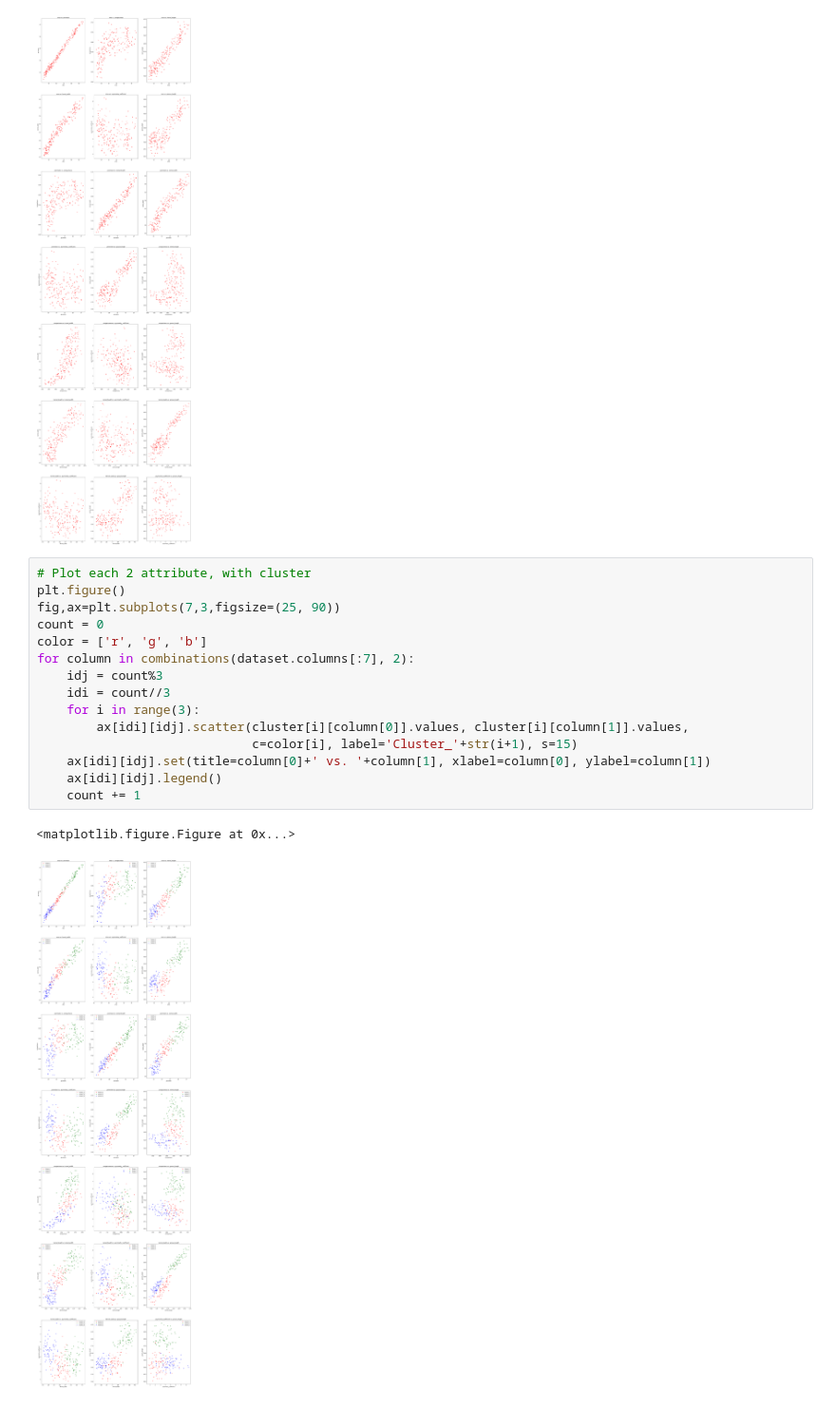
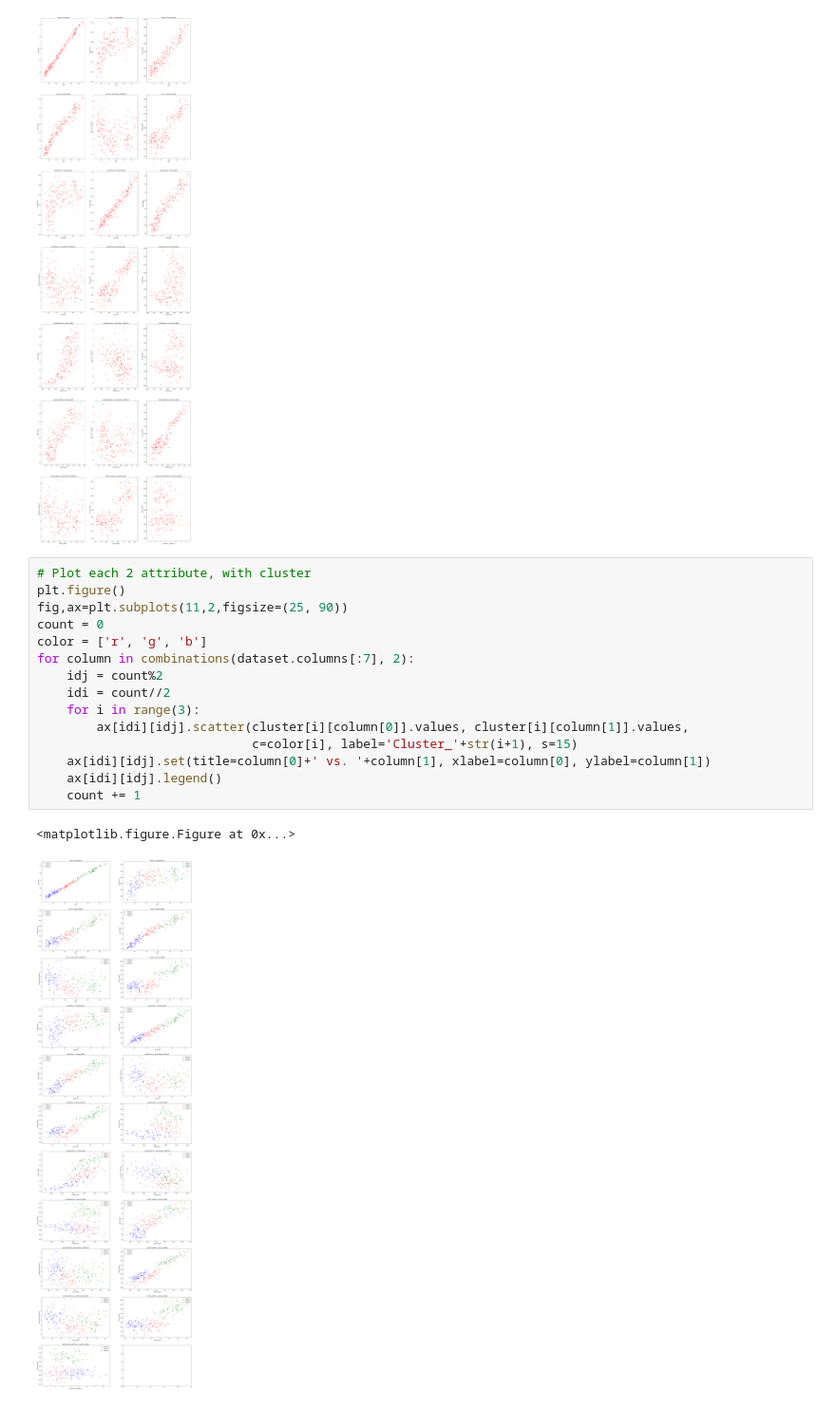
Before and after one commit to rahadiankp/kmeans-kk, a Jupyter notebook: TUGAS 2 KK - K-MEANS.ipynb, the cells around one changed output. Shown at 95% size. Saved outputs shown, nothing was run; the diff lists cells and outputs as text.

```diff
--- a/TUGAS 2 KK - K-MEANS.ipynb
+++ b/TUGAS 2 KK - K-MEANS.ipynb
@@ -73,21 +73,21 @@ for column in combinations(dataset.columns[:7], 2):
 # %%
 # Plot each 2 attribute, with cluster
 plt.figure()
-fig,ax=plt.subplots(7,3,figsize=(25, 90))
+fig,ax=plt.subplots(11,2,figsize=(25, 90))
 count = 0
 color = ['r', 'g', 'b']
 for column in combinations(dataset.columns[:7], 2):
-    idj = count%3
-    idi = count//3
+    idj = count%2
+    idi = count//2
     for i in range(3):
         ax[idi][idj].scatter(cluster[i][column[0]].values, cluster[i][column[1]].values,
                              c=color[i], label='Cluster_'+str(i+1), s=15)
     ax[idi][idj].set(title=column[0]+' vs. '+column[1], xlabel=column[0], ylabel=column[1])
     ax[idi][idj].legend()
     count += 1
 # %% [output]
 <matplotlib.figure.Figure at 0x...>
-[figure, old version]
+[figure, new version]
 # %%
 import random
 from itertools import combinations
```
Also changed, not shown: parts of 2 cells of this notebook.
